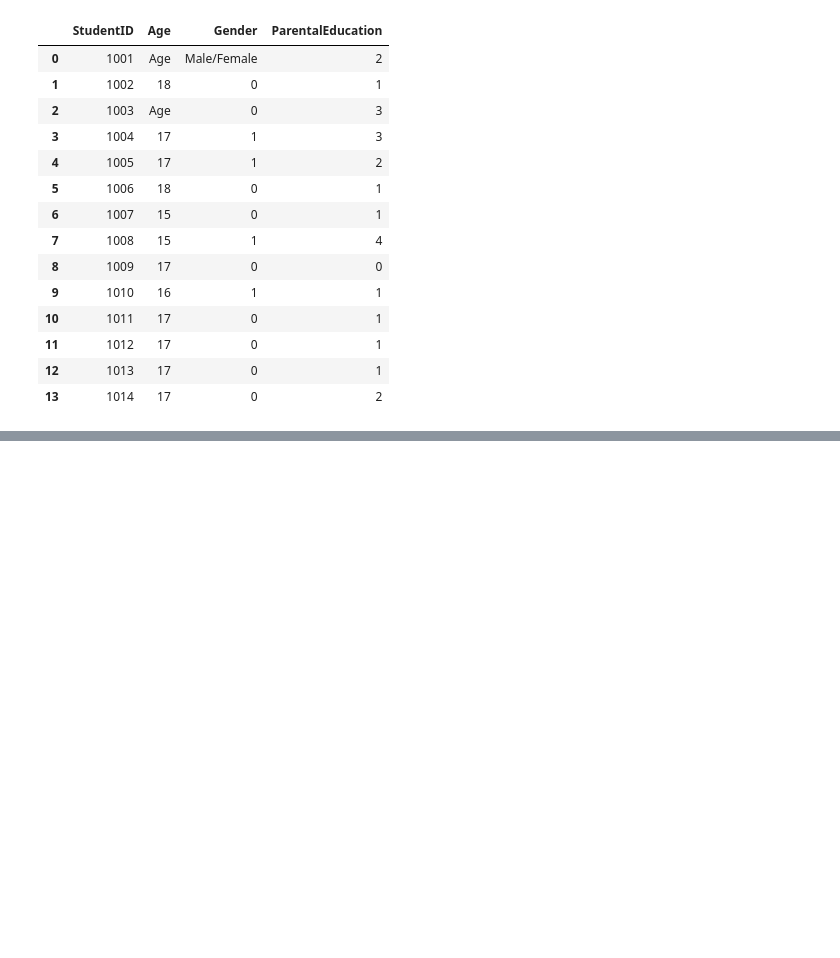
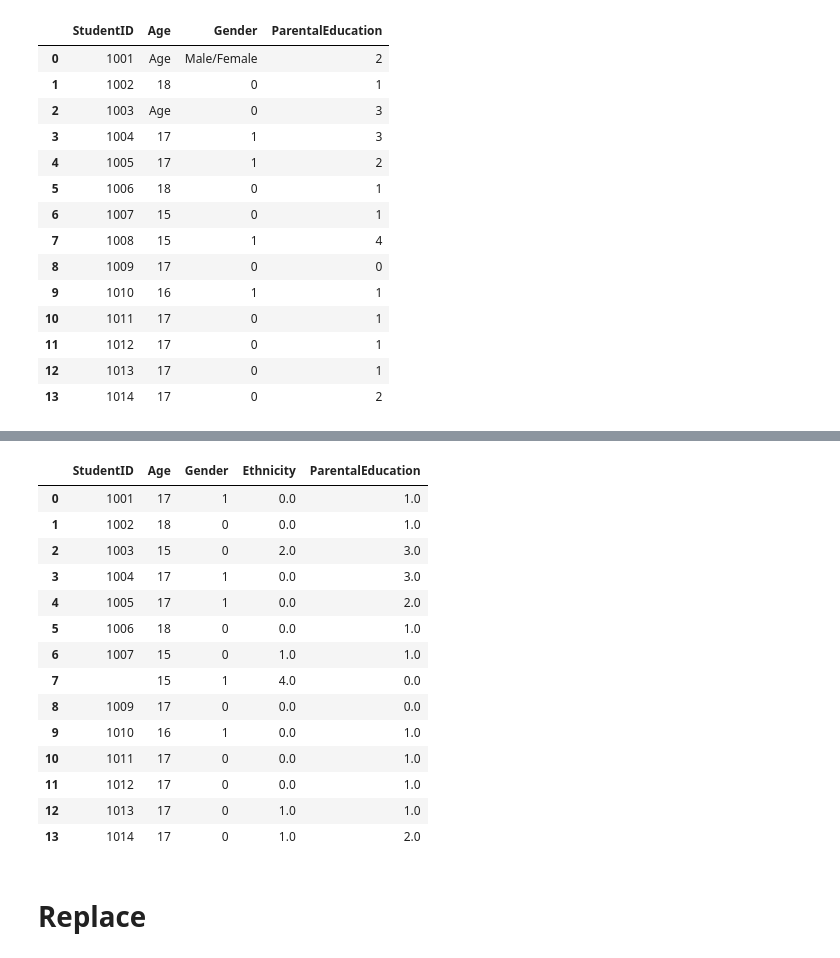
Before and after one commit to vinodsarwade/Pandas, a Jupyter notebook: Pandas.ipynb, the cells around one changed output, grey strips where cells are left out. Saved outputs shown, nothing was run; the diff lists cells and outputs as text; code cells hidden in the pictures; blank space fills up the shorter version.

```diff
--- a/Pandas.ipynb
+++ b/Pandas.ipynb
@@ -671,0 +727,5 @@ csv.drop("Ethnicity",axis=1) #drop column
+# %%
+#fillna
+import pandas as pd
+fill = pd.read_csv("C:\\Users\\VSARWADE\\Desktop\\Pandas\\Student.csv")
+print(fill)
@@ -671,0 +767,25 @@ csv.drop("Ethnicity",axis=1) #drop column
+# %%
+var2 = fill.fillna({"StudentID":"python", "Ethnicity":"Java", "ParentalEducation":"pandas"}) #likewise we can replace NaN value in perticular column with perticular name.
+# print(var2)
+fill["Calories"].fillna(130, inplace = True) #to change value for Calories column only with 130
+# %%
+fill.fillna(method="ffill") #forward fill,  next element added at NaN value.
+fill.fillna(method="bfill")#backward fill,previous element added at NaN value
+# %% [output]
+|  | StudentID | Age | Gender | Ethnicity | ParentalEducation |
+| 0 | 1001 | 17 | 1 | 0.0 | 1.0 |
+| 1 | 1002 | 18 | 0 | 0.0 | 1.0 |
+| 2 | 1003 | 15 | 0 | 2.0 | 3.0 |
+| 3 | 1004 | 17 | 1 | 0.0 | 3.0 |
+| 4 | 1005 | 17 | 1 | 0.0 | 2.0 |
+| 5 | 1006 | 18 | 0 | 0.0 | 1.0 |
+| 6 | 1007 | 15 | 0 | 1.0 | 1.0 |
+| 7 |  | 15 | 1 | 4.0 | 0.0 |
+| 8 | 1009 | 17 | 0 | 0.0 | 0.0 |
+| 9 | 1010 | 16 | 1 | 0.0 | 1.0 |
+| 10 | 1011 | 17 | 0 | 0.0 | 1.0 |
+| 11 | 1012 | 17 | 0 | 0.0 | 1.0 |
+| 12 | 1013 | 17 | 0 | 1.0 | 1.0 |
+| 13 | 1014 | 17 | 0 | 1.0 | 2.0 |
+# %% [markdown]
+<h1>Replace
```
Also changed, not shown: parts of 6 cells of this notebook, 9 other files.
